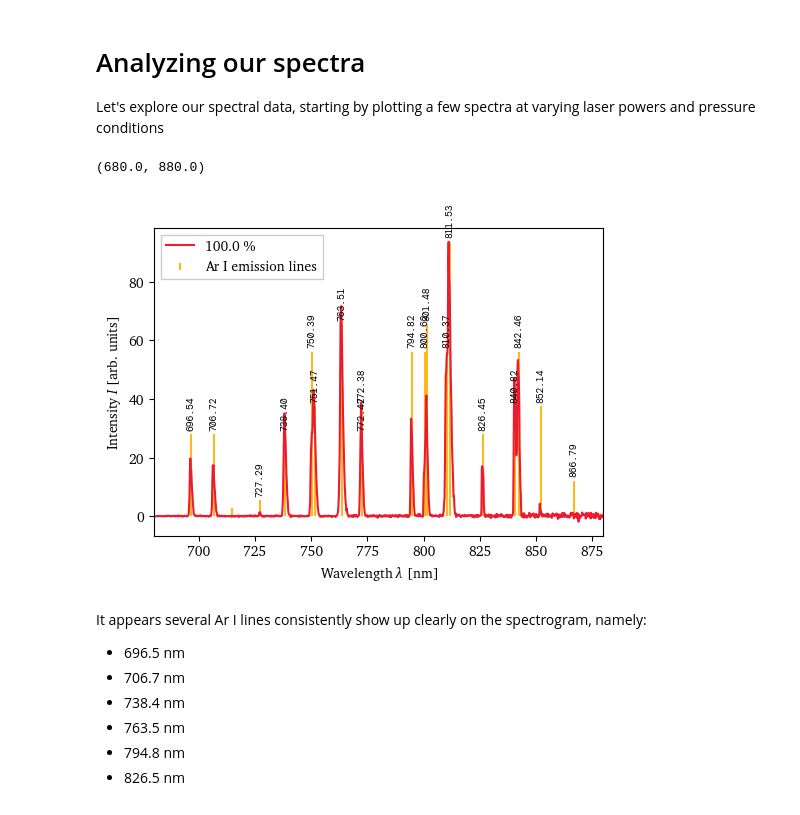
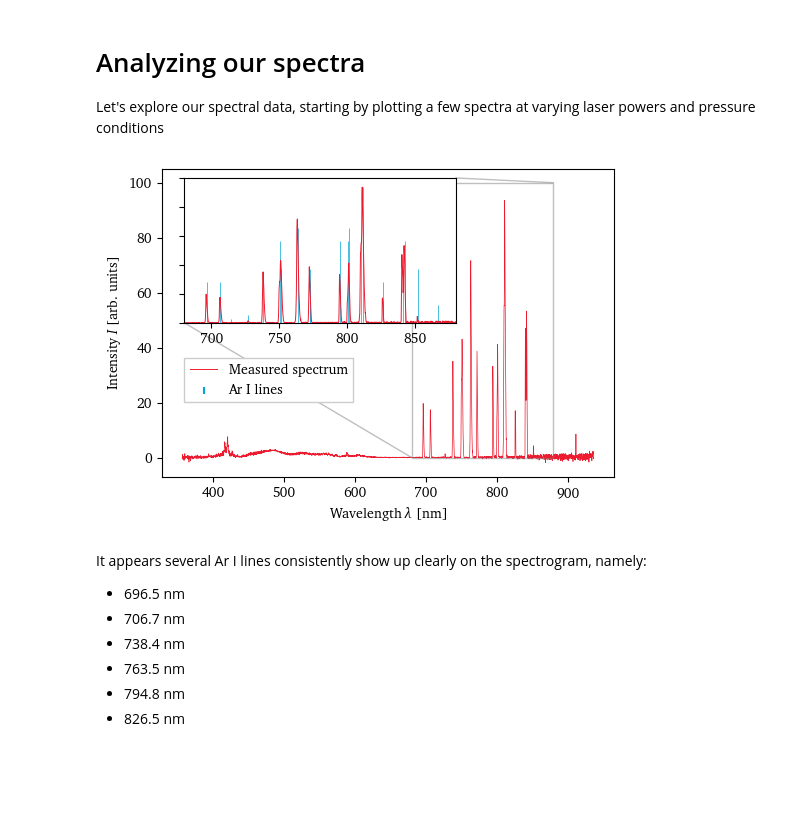
Before and after one commit to eeduplay/MScThesis, a Jupyter notebook: code/argon_spectrum.ipynb, the cells around one changed output. Saved outputs shown, nothing was run; the diff lists cells and outputs as text; code cells hidden in the pictures; blank space fills up the shorter version.

```diff
--- a/code/argon_spectrum.ipynb
+++ b/code/argon_spectrum.ipynb
@@ -113,48 +113,62 @@ p20shots = {
     # 'LSP54_S4': None,  # 50 %
     # 'LSP56_S6': None   # 33 %
 }
 
 p10shots = {
     # 'LSP60_S9': None,   # 100 %
     # 'LSP61_S10': None,  # 80 %
     # 'LSP63_S12': None,  # 67 %
     # 'LSP64_S13': None,  # 50 %
 }
 
 maxval = 0
 
-fig_p, ax_p = plt.subplots(figsize=(5.8, 4))
+fig_p, ax_p = plt.subplots(figsize=(5.84, 4))
 for shotset, lcolor in zip([p20shots, p10shots], ['#ED1B2F', '#00A6D6']):
     for shotID in shotset.keys():
         spectrumPath = sp.get_filepath_from_ID(shotID)
         s = sp.Spectrum(spectrumPath, trimL=48, trimR=600)
         s.calibrate_irradiance(2800,
                             '../rawdata/spectra/calibration/Halogen_Light.txt',
                             '../rawdata/spectra/calibration/Halogen_Dark.txt')
         shotset[shotID] = s
         maxv = s.counts.max()
         maxval = maxv if maxv > maxval else maxval
         ax_p.plot(s.wavelengths, s.counts, color=lcolor,
-                label='{:.1f} %'.format(shotlist.loc[shotID]['Laser Setpoint']*100),
-                zorder=2.5)
+                # label='{:.1f} %'.format(shotlist.loc[shotID]['Laser Setpoint']*100),
+                label='Measured spectrum',
+                zorder=2.5, linewidth=0.5)
 
 scalefactor = maxval/ArILines['Intensity'].max()
-ax_p.stem(ArILines['Wavelength [nm]'], ArILines['Intensity']*scalefactor,
-          label='Ar I emission lines', linefmt='#FFB81C', markerfmt='', basefmt='None')
-for xi, yi in zip(ArILines['Wavelength [nm]'], ArILines['Intensity']*scalefactor):
-    if yi > 0.05*maxval:
-        ax_p.annotate('{:.2f}'.format(xi), xy=(xi, yi), xycoords='data',
-                      xytext=(0, 3), textcoords='offset points',
-                      fontfamily='monospace', fontsize='x-small', ha='center',
-                      va='bottom', rotation='vertical')
+# ax_p.stem(ArILines['Wavelength [nm]'], ArILines['Intensity']*scalefactor,
+#           label='Ar I emission lines', linefmt='C1', markerfmt='', basefmt='None')
+# for xi, yi in zip(ArILines['Wavelength [nm]'], ArILines['Intensity']*scalefactor):
+#     if yi > 0.05*maxval:
+#         ax_p.annotate('{:.2f}'.format(xi), xy=(xi, yi), xycoords='data',
+#                       xytext=(0, 3), textcoords='offset points',
+#                       fontfamily='monospace', fontsize='x-small', ha='center',
+#                       va='bottom', rotation='vertical')
 ax_p.set_xlabel(r'Wavelength $\lambda$ [nm]')
 ax_p.set_ylabel('Intensity $I$ [arb. units]')
-ax_p.legend()
-ax_p.set_xlim((680, 880))
+# ax_p.legend()
+ax_inset = ax_p.inset_axes([0.05, 0.5, 0.6, 0.47], xlim=(680, 880),
+                           ylim=(0,100), yticklabels=[])
+ax_inset.plot(s.wavelengths, s.counts, color='C0',
+                label='Measured spectrum',
+                zorder=2.5, linewidth=0.7)
+stems = ax_inset.stem(ArILines['Wavelength [nm]'], ArILines['Intensity']*scalefactor,
+           label='Ar I lines', linefmt='C1', markerfmt='',
+           basefmt='None')
+stems.stemlines.set(linewidth=0.5)
+ax_inset.legend(loc=(0, -0.55))
+ax_p.indicate_inset_zoom(ax_inset)
+# ax_p.set_xlim((680, 880))
+fig_p.savefig('../report/assets/5 results/spectrum_LSP50_X7_lines.png',
+              dpi=72)
+fig_p.savefig('../report/assets/5 results/spectrum_LSP50_X7_lines.pdf')
 # ax_p.set_xlim((800, 805))
 # %% [output]
-(680.0, 880.0)
-[figure, old version]
+[figure, new version]
 # %% [markdown]
 It appears several Ar I lines consistently show up clearly on the spectrogram, namely:
 - 696.5 nm
```
Also changed, not shown: parts of 1 cell of this notebook, 33 other files.
